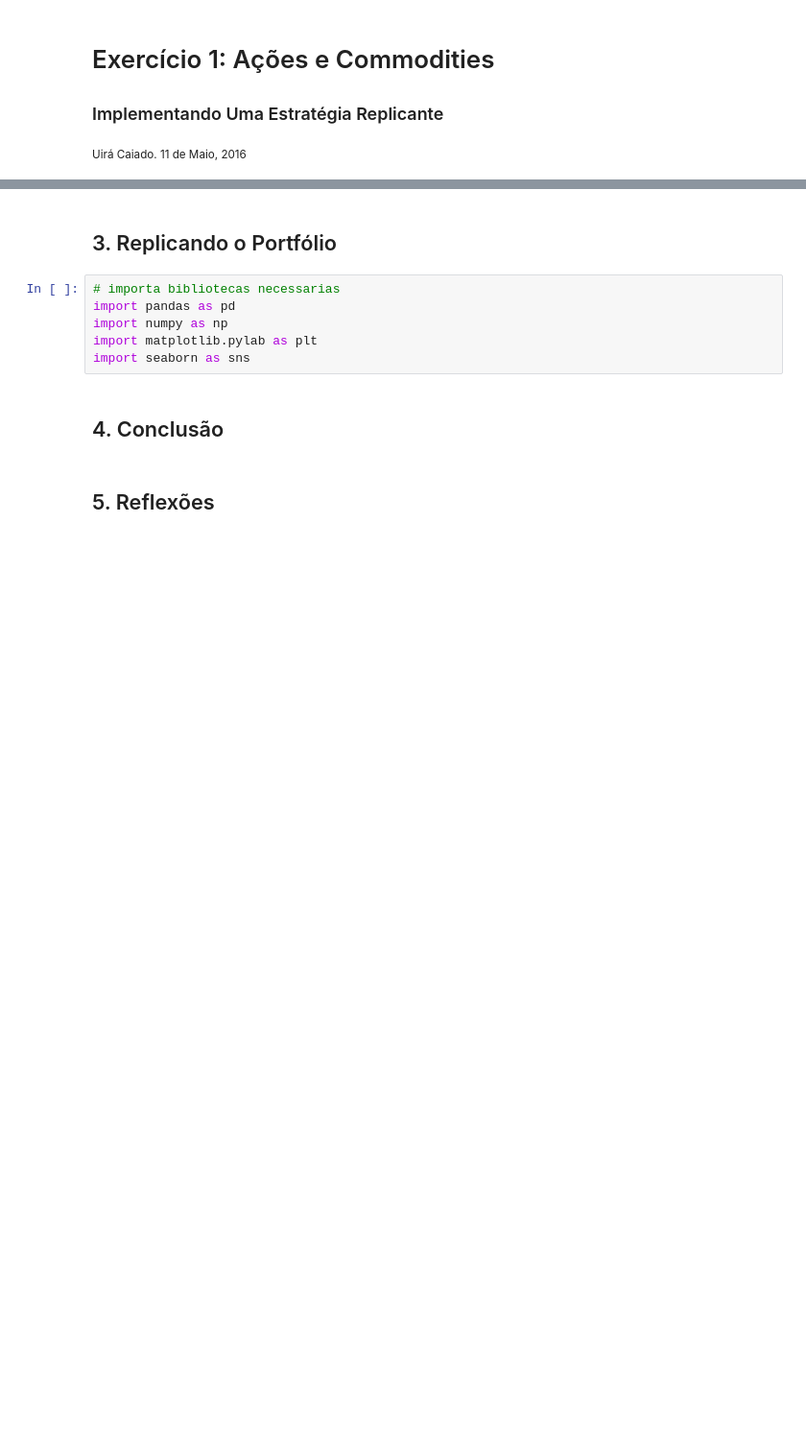
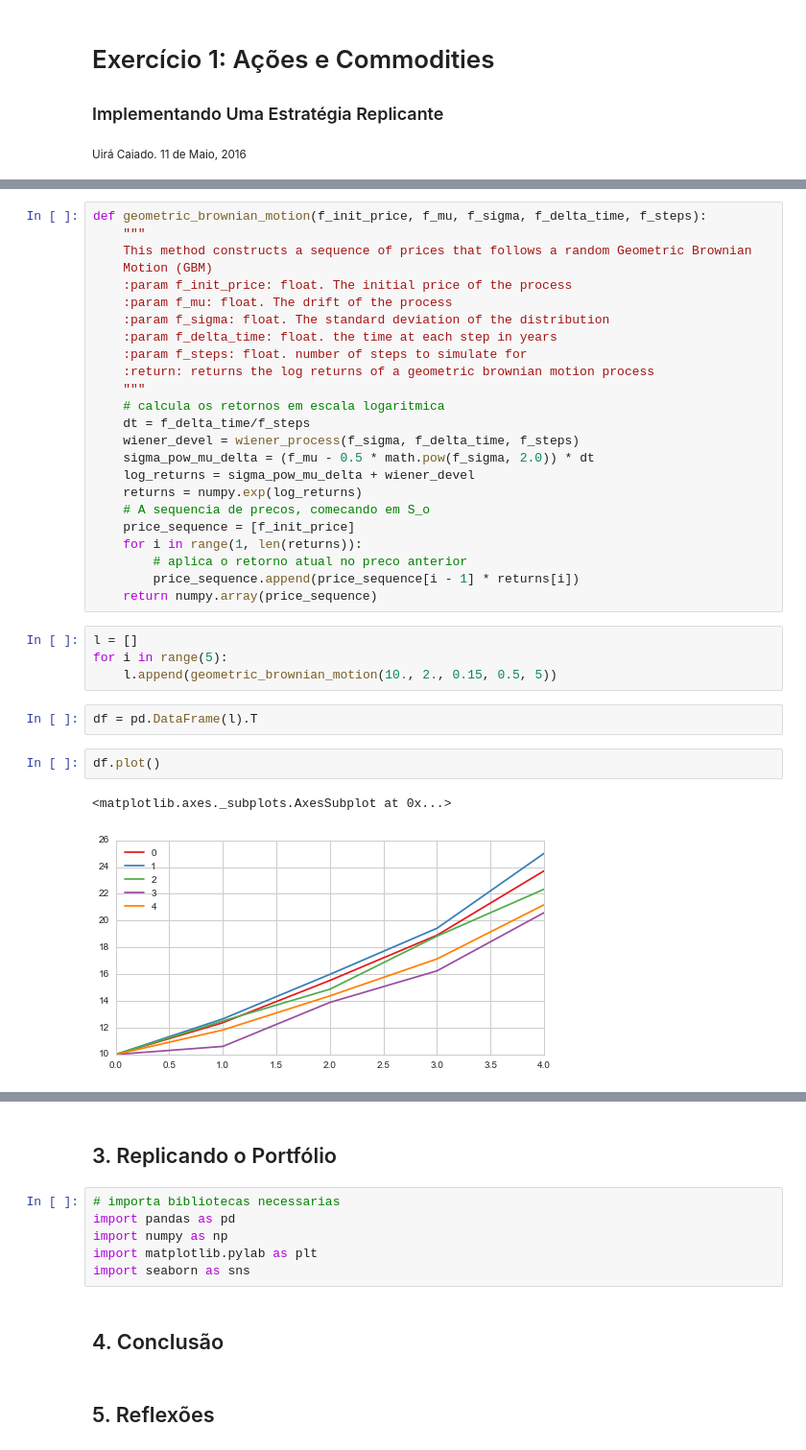
Before and after one commit to ucaiado/Replicating_Strategy, a Jupyter notebook: UiraCaiadoEx01.ipynb, the cells around one changed output, grey strips where cells are left out. Shown: that part at 96% size. Saved outputs shown, nothing was run; the diff lists cells and outputs as text; blank space fills up the shorter version.

Commit message:
start coding the stochastic process

```diff
--- a/UiraCaiadoEx01.ipynb
+++ b/UiraCaiadoEx01.ipynb
@@ -123,0 +172,35 @@ Onde $W_{T-t} =  \epsilon_t \cdot \sqrt{T-t} $, sendo $\epsilon$ uma variável a
+# %%
+def geometric_brownian_motion(f_init_price, f_mu, f_sigma, f_delta_time, f_steps):
+    """
+    This method constructs a sequence of prices that follows a random Geometric Brownian
+    Motion (GBM)
+    :param f_init_price: float. The initial price of the process
+    :param f_mu: float. The drift of the process
+    :param f_sigma: float. The standard deviation of the distribution
+    :param f_delta_time: float. the time at each step in years
+    :param f_steps: float. number of steps to simulate for
+    :return: returns the log returns of a geometric brownian motion process
+    """
+    # calcula os retornos em escala logaritmica
+    dt = f_delta_time/f_steps
+    wiener_devel = wiener_process(f_sigma, f_delta_time, f_steps)
+    sigma_pow_mu_delta = (f_mu - 0.5 * math.pow(f_sigma, 2.0)) * dt
+    log_returns = sigma_pow_mu_delta + wiener_devel
+    returns = numpy.exp(log_returns)
+    # A sequencia de precos, comecando em S_o
+    price_sequence = [f_init_price]
+    for i in range(1, len(returns)):
+        # aplica o retorno atual no preco anterior
+        price_sequence.append(price_sequence[i - 1] * returns[i])
+    return numpy.array(price_sequence)
+# %%
+l = []
+for i in range(5):
+    l.append(geometric_brownian_motion(10., 2., 0.15, 0.5, 5))
+# %%
+df = pd.DataFrame(l).T
+# %%
+df.plot()
+# %% [output]
+<matplotlib.axes._subplots.AxesSubplot at 0x...>
+[figure, added]
```
Also changed, not shown: parts of 7 cells of this notebook.
